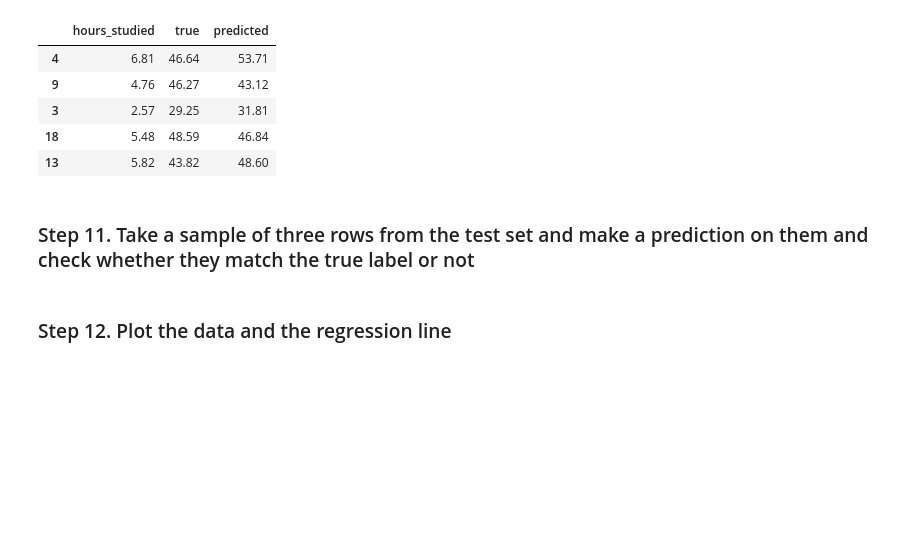
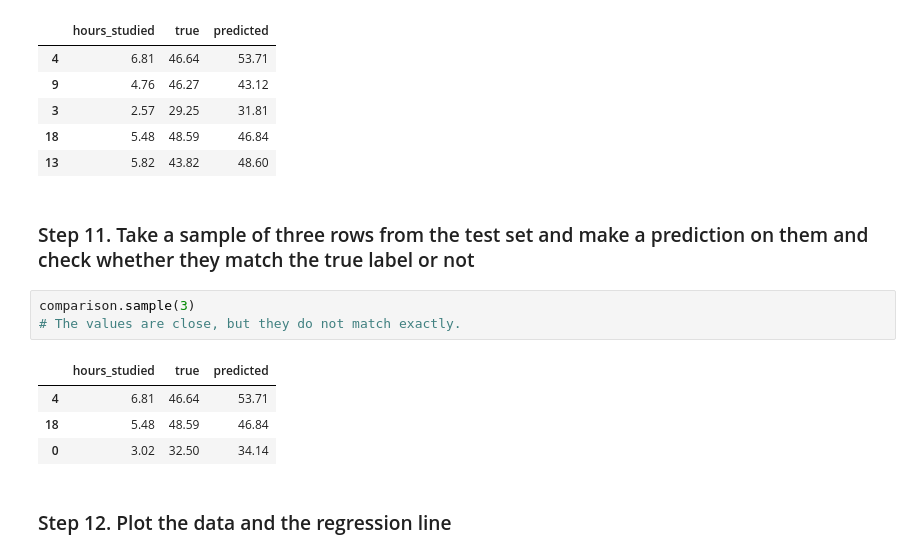
Before and after one commit to HassanAlgoz/AAI, a Jupyter notebook: student/C3/M1/ex1_reg.ipynb, the cells around one changed output. Saved outputs shown, nothing was run; the diff lists cells and outputs as text; blank space fills up the shorter version.

```diff
--- a/student/C3/M1/ex1_reg.ipynb
+++ b/student/C3/M1/ex1_reg.ipynb
@@ -159,5 +159,13 @@ comparison.sample(5)
 | 13 | 5.82 | 43.82 | 48.60 |
 # %% [markdown]
 ### Step 11. Take a sample of three rows from the test set and make a prediction on them and check whether they match the true label or not
+# %%
+comparison.sample(3)
+# The values are close, but they do not match exactly.
+# %% [output]
+|  | hours_studied | true | predicted |
+| 4 | 6.81 | 46.64 | 53.71 |
+| 18 | 5.48 | 48.59 | 46.84 |
+| 0 | 3.02 | 32.50 | 34.14 |
 # %% [markdown]
 ### Step 12. Plot the data and the regression line
```
